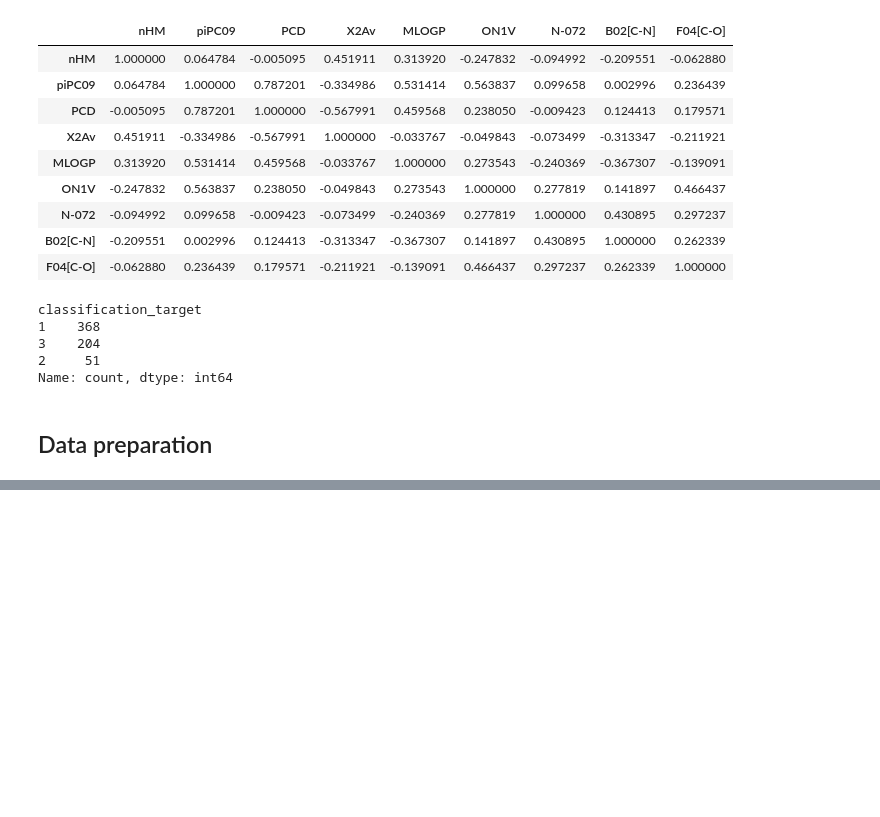
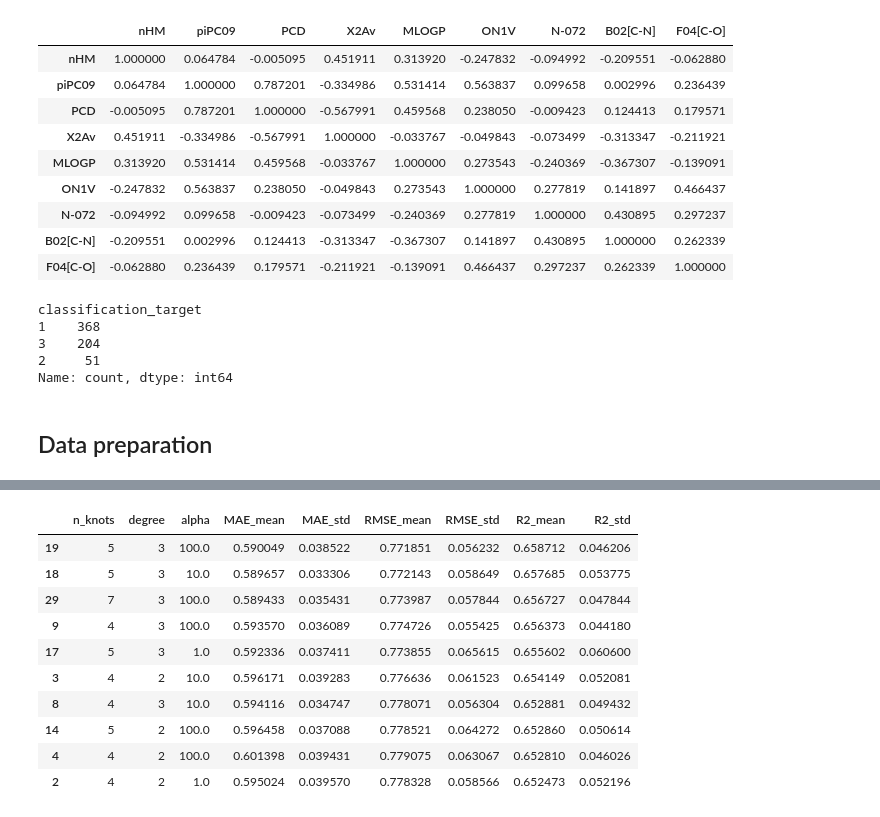
Before and after one commit to nnvero/KSE_ML_for_bioinformatics, a Jupyter notebook: practicals/week3/P3.ipynb, the cells around one changed output, grey strips where cells are left out. Cells and saved outputs as stored; diff of their text form; code cells hidden in the pictures; blank space fills up the shorter version.

```diff
--- a/practicals/week3/P3.ipynb
+++ b/practicals/week3/P3.ipynb
@@ -300,0 +532,19 @@ display(results_linear[["MAE", "RMSE", "R2"]].agg(["mean", "std"]))
+# %%
+best_r2_models = spline_tuning_results.sort_values(
+    "R2_mean",
+    ascending=False
+).head(10)
+
+display(best_r2_models)
+# %% [output]
+|  | n_knots | degree | alpha | MAE_mean | MAE_std | RMSE_mean | RMSE_std | R2_mean | R2_std |
+| 19 | 5 | 3 | 100.0 | 0.590049 | 0.038522 | 0.771851 | 0.056232 | 0.658712 | 0.046206 |
+| 18 | 5 | 3 | 10.0 | 0.589657 | 0.033306 | 0.772143 | 0.058649 | 0.657685 | 0.053775 |
+| 29 | 7 | 3 | 100.0 | 0.589433 | 0.035431 | 0.773987 | 0.057844 | 0.656727 | 0.047844 |
+| 9 | 4 | 3 | 100.0 | 0.593570 | 0.036089 | 0.774726 | 0.055425 | 0.656373 | 0.044180 |
+| 17 | 5 | 3 | 1.0 | 0.592336 | 0.037411 | 0.773855 | 0.065615 | 0.655602 | 0.060600 |
+| 3 | 4 | 2 | 10.0 | 0.596171 | 0.039283 | 0.776636 | 0.061523 | 0.654149 | 0.052081 |
+| 8 | 4 | 3 | 10.0 | 0.594116 | 0.034747 | 0.778071 | 0.056304 | 0.652881 | 0.049432 |
+| 14 | 5 | 2 | 100.0 | 0.596458 | 0.037088 | 0.778521 | 0.064272 | 0.652860 | 0.050614 |
+| 4 | 4 | 2 | 100.0 | 0.601398 | 0.039431 | 0.779075 | 0.063067 | 0.652810 | 0.046026 |
+| 2 | 4 | 2 | 1.0 | 0.595024 | 0.039570 | 0.778328 | 0.058566 | 0.652473 | 0.052196 |
```
Also changed, not shown: parts of 29 cells of this notebook, 1 other file.
